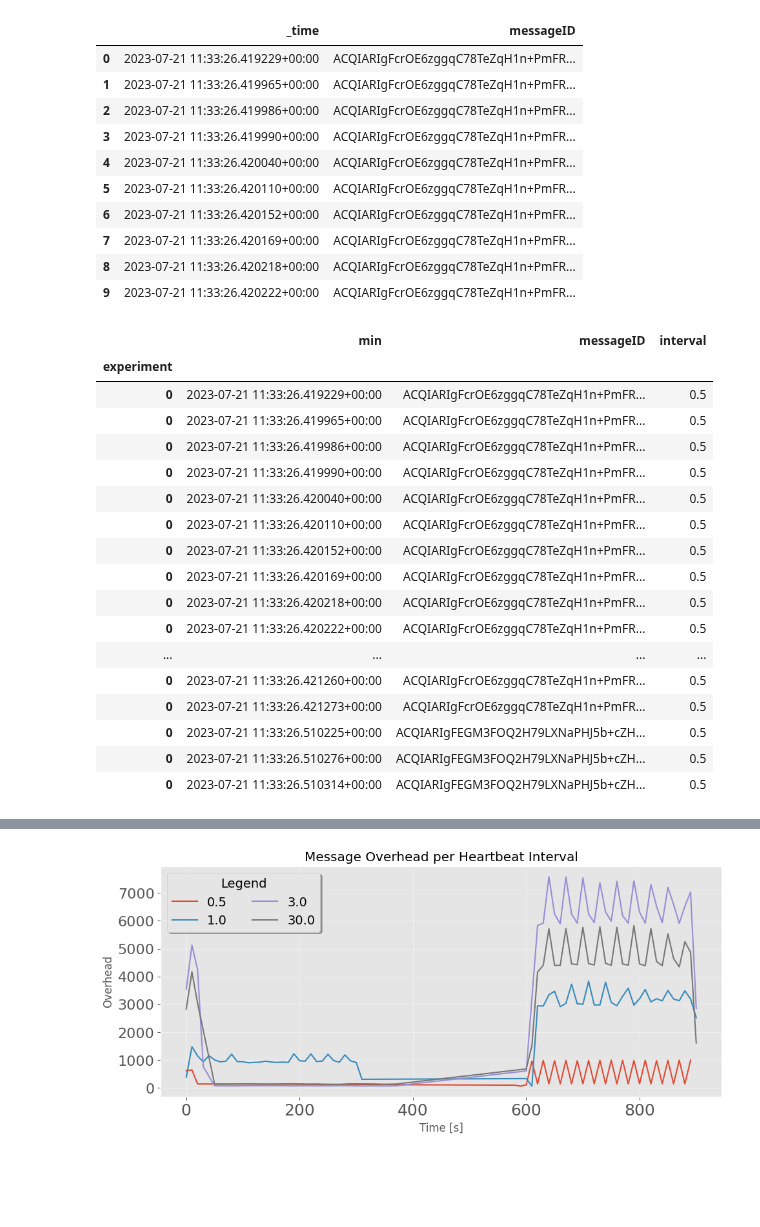
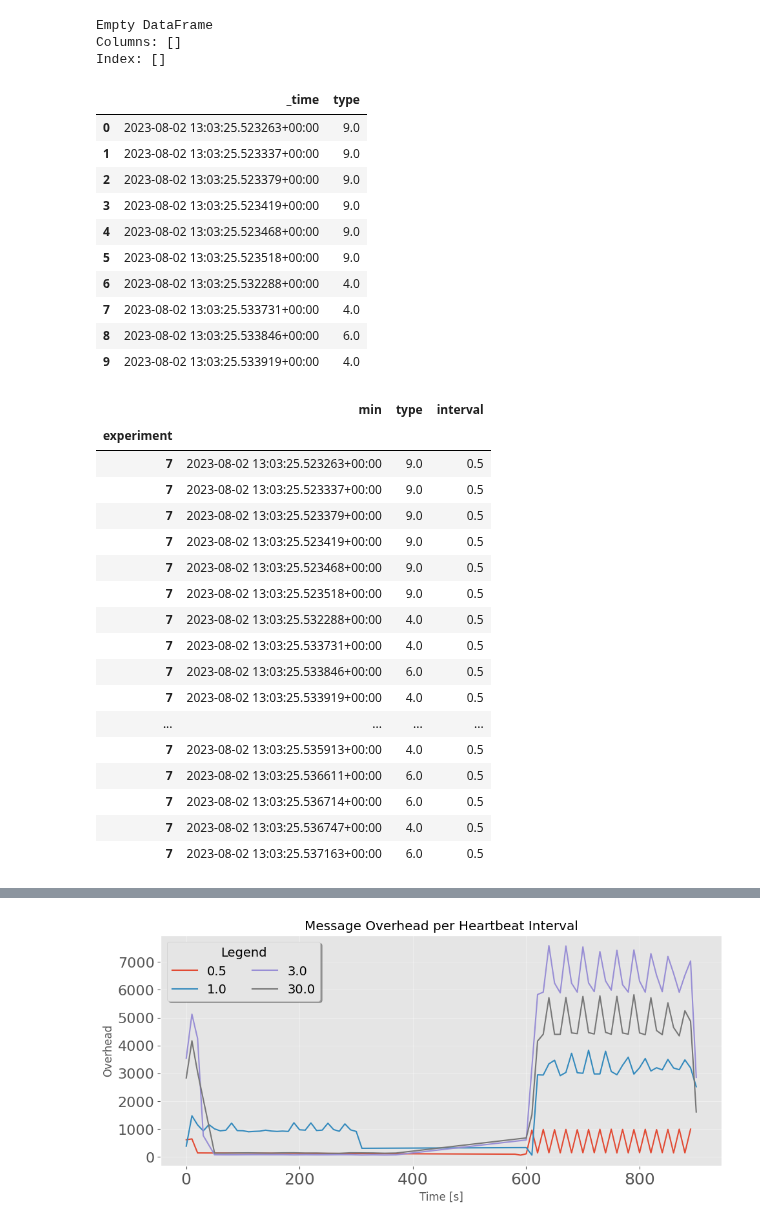
Before and after one commit to FlavScheidt/flexi-pipe, a Jupyter notebook: data/MessageOverheadByInterval.ipynb, the cells around one changed output, grey strips where cells are left out. Saved outputs shown, nothing was run; the diff lists cells and outputs as text; code cells hidden in the pictures; blank space fills up the shorter version.

Commit message:
Model for plotting propagation time

```diff
--- a/data/Notebooks/MessageOverheadByD.ipynb
+++ b/data/MessageOverheadByInterval.ipynb
@@ -110,7 +126,7 @@ FileNotFoundError: [Errno 2] No such file or directory: './experiments.csv'
 # intervals = exp["interval"].drop_duplicates().sort_values().reset_index(drop=True)
 # intervals.head(10)
 
-expTime = exp[exp['startUnix'].astype(int).between(1689939205, 1689951448)]
+expTime = exp[exp['startUnix'].astype(int).between(1691157688,1691159701)]
 expTime['experiment'] = expTime.index
 
 expTime.head(20)
@@ -119,71 +142,79 @@ NameError: name 'exp' is not defined
 # %%
 data_frame = query_api.query_data_frame('from(bucket: "gs") '
-                                        ' |> range(start: 1689939205, stop:1689952348) '
-                                        ' |> filter(fn: (r) => r._measurement == "duplicateMessage") '
+                                        ' |> range(start: 1691157688, stop:1691158588) '
+                                        ' |> filter(fn: (r) => r._measurement == "message") '
                                         ' |> group(columns: ["_measurement", "_field"], mode: "by") '
                                         ' |> pivot(rowKey:["_time"], columnKey: ["_field"], valueColumn: "_value")')
 client.close()
+
+print(data_frame)
+# %% [output]
+Empty DataFrame
+Columns: []
+Index: []
 # %%
-df = data_frame.drop(columns=['result', 'table','_start', '_stop', '_measurement', 'topic', 'receivedFrom']).sort_values(by=["_time"]).reset_index(drop=True)
-df["_time"] = pd.to_datetime(df["_time"])
+
+df = data_frame[["_time", "type"]]
+# df = df.sort_values(by=["_time"]).reset_index(drop=True)
+# df["_time"] = pd.to_datetime(df["_time"])
 
 df.head(10)
 # %% [output]
-|  | _time | messageID |
-| 0 | 2023-07-21 11:33:26.419229+00:00 | ACQIARIgFcrOE6zggqC78TeZqH1n+PmFR... |
-| 1 | 2023-07-21 11:33:26.419965+00:00 | ACQIARIgFcrOE6zggqC78TeZqH1n+PmFR... |
-| 2 | 2023-07-21 11:33:26.419986+00:00 | ACQIARIgFcrOE6zggqC78TeZqH1n+PmFR... |
-| 3 | 2023-07-21 11:33:26.419990+00:00 | ACQIARIgFcrOE6zggqC78TeZqH1n+PmFR... |
-| 4 | 2023-07-21 11:33:26.420040+00:00 | ACQIARIgFcrOE6zggqC78TeZqH1n+PmFR... |
-| 5 | 2023-07-21 11:33:26.420110+00:00 | ACQIARIgFcrOE6zggqC78TeZqH1n+PmFR... |
-| 6 | 2023-07-21 11:33:26.420152+00:00 | ACQIARIgFcrOE6zggqC78TeZqH1n+PmFR... |
-| 7 | 2023-07-21 11:33:26.420169+00:00 | ACQIARIgFcrOE6zggqC78TeZqH1n+PmFR... |
-| 8 | 2023-07-21 11:33:26.420218+00:00 | ACQIARIgFcrOE6zggqC78TeZqH1n+PmFR... |
-| 9 | 2023-07-21 11:33:26.420222+00:00 | ACQIARIgFcrOE6zggqC78TeZqH1n+PmFR... |
+|  | _time | type |
+| 0 | 2023-08-02 13:03:25.523263+00:00 | 9.0 |
+| 1 | 2023-08-02 13:03:25.523337+00:00 | 9.0 |
+| 2 | 2023-08-02 13:03:25.523379+00:00 | 9.0 |
+| 3 | 2023-08-02 13:03:25.523419+00:00 | 9.0 |
+| 4 | 2023-08-02 13:03:25.523468+00:00 | 9.0 |
+| 5 | 2023-08-02 13:03:25.523518+00:00 | 9.0 |
+| 6 | 2023-08-02 13:03:25.532288+00:00 | 4.0 |
+| 7 | 2023-08-02 13:03:25.533731+00:00 | 4.0 |
+| 8 | 2023-08-02 13:03:25.533846+00:00 | 6.0 |
+| 9 | 2023-08-02 13:03:25.533919+00:00 | 4.0 |
 # %%
 #Make the db in memory
 conn = sqlite3.connect(':memory:')
 #write the tables
 df.to_sql('df', conn, index=False)
 expTime.to_sql('expTime', conn, index=False)
 
 qry = '''
     select
         df._time,
-        df.messageID,
+        df.type,
         expTime.experiment,
         expTime.interval
     from
         df join expTime on
         df._time between expTime.start and expTime.end
     '''
 dfNew = pd.read_sql_query(qry, conn)
 
 dfNew = dfNew.set_index('experiment').rename(columns={"_time": "min"})#.drop(columns=["messageID"])
 
 dfNew['min'] = pd.to_datetime(dfNew["min"], format='mixed')
 # dfNew['_min'] = pd.to_datetime(dfNew["_min"])
 
 dfNew.head(20)
 # %% [output]
-|  | min | messageID | interval |
+|  | min | type | interval |
 | experiment |  |  |  |
-| 0 | 2023-07-21 11:33:26.419229+00:00 | ACQIARIgFcrOE6zggqC78TeZqH1n+PmFR... | 0.5 |
-| 0 | 2023-07-21 11:33:26.419965+00:00 | ACQIARIgFcrOE6zggqC78TeZqH1n+PmFR... | 0.5 |
-| 0 | 2023-07-21 11:33:26.419986+00:00 | ACQIARIgFcrOE6zggqC78TeZqH1n+PmFR... | 0.5 |
-| 0 | 2023-07-21 11:33:26.419990+00:00 | ACQIARIgFcrOE6zggqC78TeZqH1n+PmFR... | 0.5 |
-| 0 | 2023-07-21 11:33:26.420040+00:00 | ACQIARIgFcrOE6zggqC78TeZqH1n+PmFR... | 0.5 |
-| 0 | 2023-07-21 11:33:26.420110+00:00 | ACQIARIgFcrOE6zggqC78TeZqH1n+PmFR... | 0.5 |
-| 0 | 2023-07-21 11:33:26.420152+00:00 | ACQIARIgFcrOE6zggqC78TeZqH1n+PmFR... | 0.5 |
-| 0 | 2023-07-21 11:33:26.420169+00:00 | ACQIARIgFcrOE6zggqC78TeZqH1n+PmFR... | 0.5 |
-| 0 | 2023-07-21 11:33:26.420218+00:00 | ACQIARIgFcrOE6zggqC78TeZqH1n+PmFR... | 0.5 |
-| 0 | 2023-07-21 11:33:26.420222+00:00 | ACQIARIgFcrOE6zggqC78TeZqH1n+PmFR... | 0.5 |
+| 7 | 2023-08-02 13:03:25.523263+00:00 | 9.0 | 0.5 |
+| 7 | 2023-08-02 13:03:25.523337+00:00 | 9.0 | 0.5 |
+| 7 | 2023-08-02 13:03:25.523379+00:00 | 9.0 | 0.5 |
+| 7 | 2023-08-02 13:03:25.523419+00:00 | 9.0 | 0.5 |
+| 7 | 2023-08-02 13:03:25.523468+00:00 | 9.0 | 0.5 |
+| 7 | 2023-08-02 13:03:25.523518+00:00 | 9.0 | 0.5 |
+| 7 | 2023-08-02 13:03:25.532288+00:00 | 4.0 | 0.5 |
+| 7 | 2023-08-02 13:03:25.533731+00:00 | 4.0 | 0.5 |
+| 7 | 2023-08-02 13:03:25.533846+00:00 | 6.0 | 0.5 |
+| 7 | 2023-08-02 13:03:25.533919+00:00 | 4.0 | 0.5 |
 | ... | ... | ... | ... |
-| 0 | 2023-07-21 11:33:26.421260+00:00 | ACQIARIgFcrOE6zggqC78TeZqH1n+PmFR... | 0.5 |
-| 0 | 2023-07-21 11:33:26.421273+00:00 | ACQIARIgFcrOE6zggqC78TeZqH1n+PmFR... | 0.5 |
-| 0 | 2023-07-21 11:33:26.510225+00:00 | ACQIARIgFEGM3FOQ2H79LXNaPHJ5b+cZH... | 0.5 |
-| 0 | 2023-07-21 11:33:26.510276+00:00 | ACQIARIgFEGM3FOQ2H79LXNaPHJ5b+cZH... | 0.5 |
-| 0 | 2023-07-21 11:33:26.510314+00:00 | ACQIARIgFEGM3FOQ2H79LXNaPHJ5b+cZH... | 0.5 |
+| 7 | 2023-08-02 13:03:25.535913+00:00 | 4.0 | 0.5 |
+| 7 | 2023-08-02 13:03:25.536611+00:00 | 6.0 | 0.5 |
+| 7 | 2023-08-02 13:03:25.536714+00:00 | 6.0 | 0.5 |
+| 7 | 2023-08-02 13:03:25.536747+00:00 | 4.0 | 0.5 |
+| 7 | 2023-08-02 13:03:25.537163+00:00 | 6.0 | 0.5 |
 # %%
 #Try resampling for every 5 seconds
 dfNoIndex = dfNew.reset_index()
```
Also changed, not shown: parts of 5 cells of this notebook, 7 other files.
